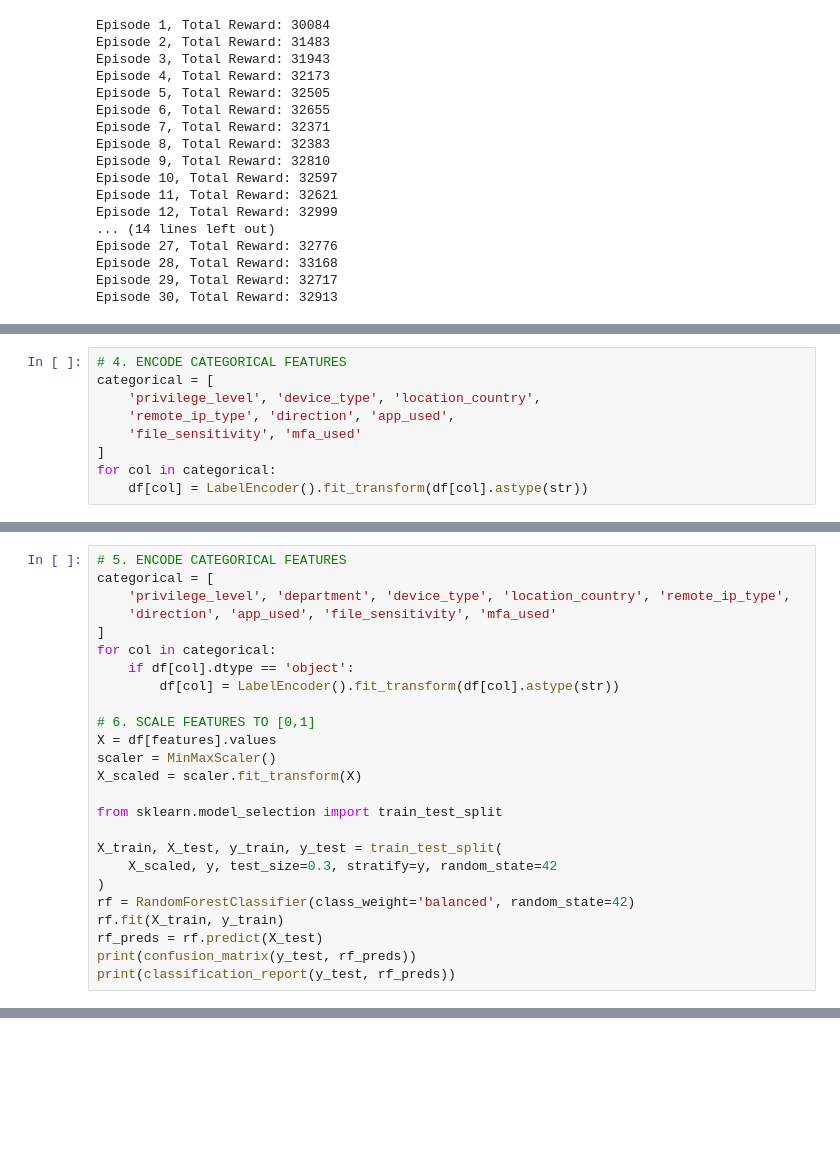
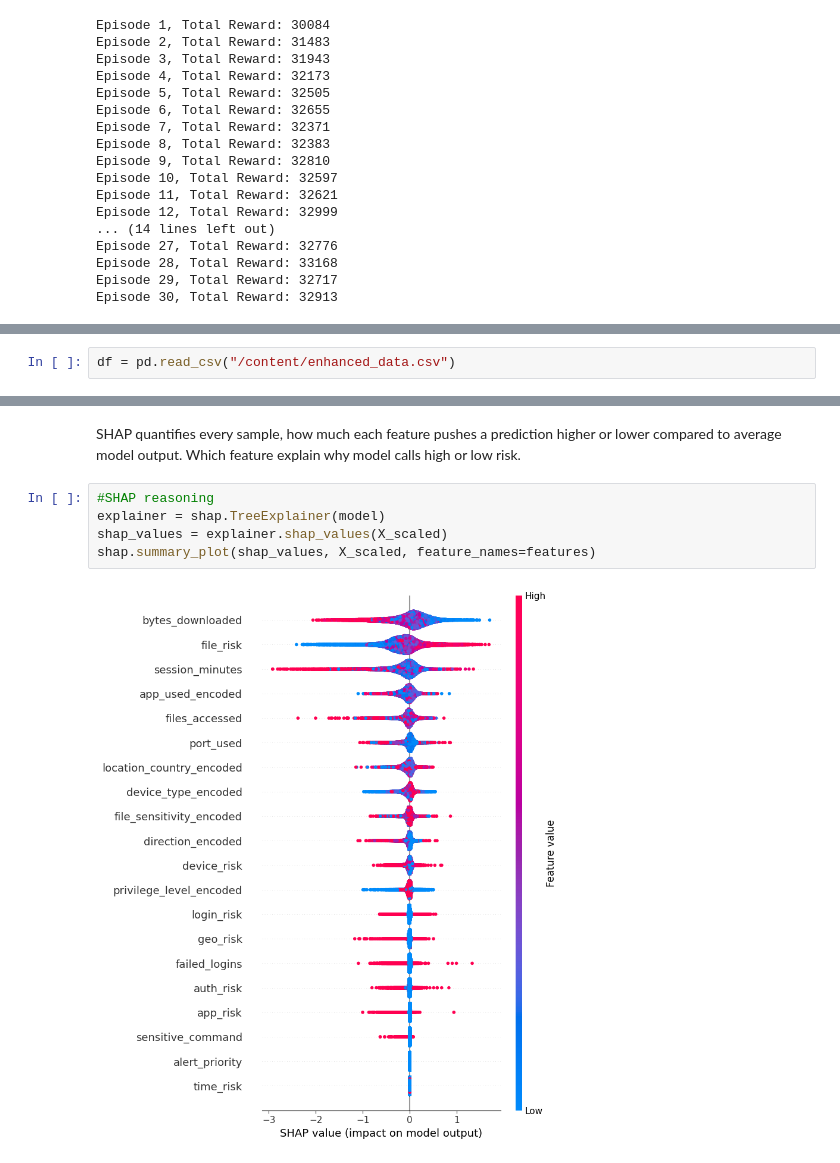
Before and after one commit to 21WH1A0427-Bhaavya/TeamUNO, a Jupyter notebook: XGBoost+RL.ipynb, the cells around one changed output, grey strips where cells are left out. Saved outputs shown, nothing was run; the diff lists cells and outputs as text; blank space fills up the shorter version.

```diff
--- a/XGBoost+RL.ipynb
+++ b/XGBoost+RL.ipynb
@@ -422,9 +368,0 @@ features = [
-# %%
-# 4. ENCODE CATEGORICAL FEATURES
-categorical = [
-    'privilege_level', 'device_type', 'location_country',
-    'remote_ip_type', 'direction', 'app_used',
-    'file_sensitivity', 'mfa_used'
-]
-for col in categorical:
-    df[col] = LabelEncoder().fit_transform(df[col].astype(str))
@@ -516,25 +368,0 @@ y = df['is_anomaly'].astype(int).values
-# %%
-# 5. ENCODE CATEGORICAL FEATURES
-categorical = [
-    'privilege_level', 'department', 'device_type', 'location_country', 'remote_ip_type',
-    'direction', 'app_used', 'file_sensitivity', 'mfa_used'
-]
-for col in categorical:
-    if df[col].dtype == 'object':
-        df[col] = LabelEncoder().fit_transform(df[col].astype(str))
-
-# 6. SCALE FEATURES TO [0,1]
-X = df[features].values
-scaler = MinMaxScaler()
-X_scaled = scaler.fit_transform(X)
-
-from sklearn.model_selection import train_test_split
-
-X_train, X_test, y_train, y_test = train_test_split(
-    X_scaled, y, test_size=0.3, stratify=y, random_state=42
-)
-rf = RandomForestClassifier(class_weight='balanced', random_state=42)
-rf.fit(X_train, y_train)
-rf_preds = rf.predict(X_test)
-print(confusion_matrix(y_test, rf_preds))
-print(classification_report(y_test, rf_preds))
@@ -551,0 +405,2 @@ weighted avg       0.90      0.95      0.93     11880
+# %%
+df = pd.read_csv("/content/enhanced_data.csv")
@@ -551,0 +491,9 @@ weighted avg       0.90      0.95      0.93     11880
+# %% [markdown]
+SHAP quantifies every sample, how much each feature pushes a prediction higher or lower compared to average model output. Which feature explain why model calls high or low risk.
+# %%
+#SHAP reasoning
+explainer = shap.TreeExplainer(model)
+shap_values = explainer.shap_values(X_scaled)
+shap.summary_plot(shap_values, X_scaled, feature_names=features)
+# %% [output]
+[figure, added]
```
Also changed, not shown: parts of 19 cells of this notebook.
